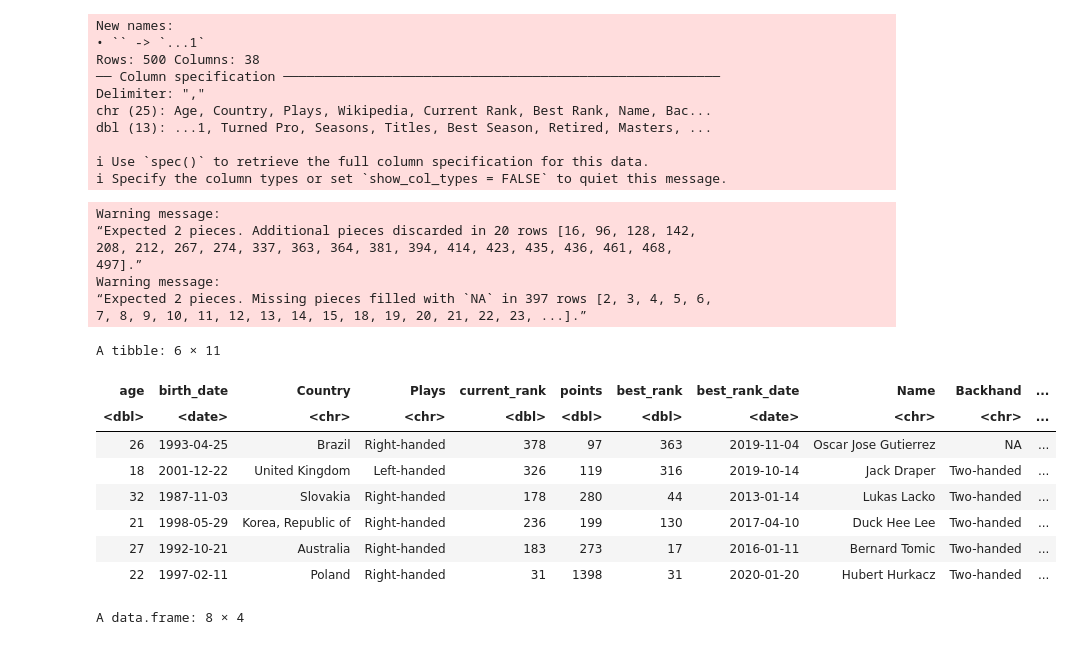
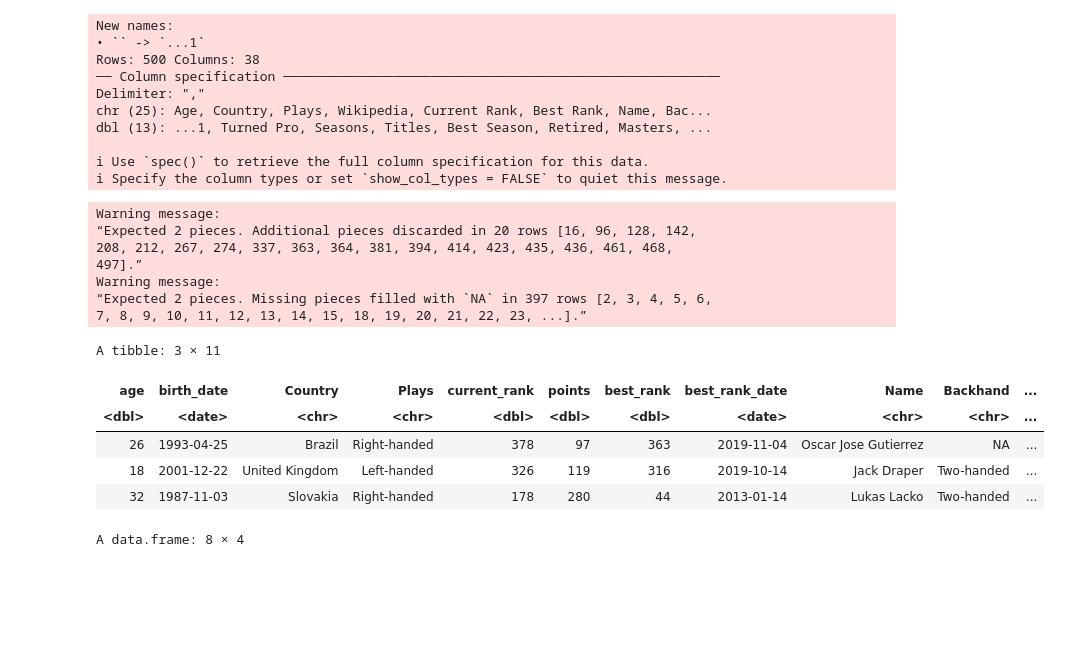
Before and after one commit to ShailaRoux/dsci-100-2023w1-group-42, a Jupyter notebook: group_project_proposal.ipynb, the cells around one changed output. Drawn from its saved outputs; the diff is of its cells as text; code cells hidden in the pictures; blank space fills up the shorter version.

```diff
--- a/group_project_proposal.ipynb
+++ b/group_project_proposal.ipynb
@@ -36,37 +36,34 @@ tidy_tennis <- tennis_data |>
     select(Age:Plays,("Current Rank"):prize_money)|> #Removes columns with high proportions of NA
     separate(col=Age,into=c("age","birth_date"),sep=" ")|> #Separates age and birth date into seperate columns
     separate(col=("Current Rank"),into=c("current_rank","points"),sep=" ")|> #Separates current rank and points into separate columns)
     separate(col=("Best Rank"),into=c("best_rank", "best_rank_date"),sep=" ")|> #Separates best rank and date of best rank into separate columns
     mutate(birth_date= gsub("[()]","",birth_date)) |> #Removes brackets
     mutate(points= gsub("[()]", "", points)) |> #Removes brackets
     mutate(best_rank_date=gsub("[()]","",best_rank_date))|> #Removes brackets
     mutate(birth_date=as_date(birth_date, format='%d-%m-%Y')) |> #Converts birth_date column to date objects
     mutate(best_rank_date=as_date(best_rank_date, format='%d-%m-%Y')) |> #Converts best_rank_date column to date objects
     mutate(age=as.numeric(age)) |> #Converts age column to numberic objects
     mutate(current_rank=as.numeric(current_rank)) |> #Converts current_rank column to numberic objects
     mutate(points=as.numeric(points)) |> #Converts points column to numberic objects
     mutate(best_rank=as.numeric(best_rank))|> #Converts best_rank column to numberic objects
     mutate(prize_money=gsub("[US$,]","",prize_money))|> #Removes some of the non-numeric aspects of prize_money data
     separate(col=prize_money,into=c("prize_money","x"),sep=". ") |> #removes the remaining non-numeric aspects of prize_money data
     select(age:prize_money) |> #removes unnecessary x column, which contained removed non-numeric aspects of prize-money data
     mutate(prize_money=as.numeric(prize_money))
-head(tidy_tennis)
+slice(tidy_tennis, 1:3)
 # %% [output]
 Warning message:
 “Expected 2 pieces. Additional pieces discarded in 20 rows [16, 96, 128, 142,
 208, 212, 267, 274, 337, 363, 364, 381, 394, 414, 423, 435, 436, 461, 468,
 497].”
 Warning message:
 “Expected 2 pieces. Missing pieces filled with `NA` in 397 rows [2, 3, 4, 5, 6,
 7, 8, 9, 10, 11, 12, 13, 14, 15, 18, 19, 20, 21, 22, 23, ...].”
-A tibble: 6 × 11
+A tibble: 3 × 11
 | age | birth_date | Country | Plays | current_rank | points | best_rank | best_rank_date | Name | Backhand | ... |
 | <dbl> | <date> | <chr> | <chr> | <dbl> | <dbl> | <dbl> | <date> | <chr> | <chr> | ... |
 | 26 | 1993-04-25 | Brazil | Right-handed | 378 | 97 | 363 | 2019-11-04 | Oscar Jose Gutierrez | NA | ... |
 | 18 | 2001-12-22 | United Kingdom | Left-handed | 326 | 119 | 316 | 2019-10-14 | Jack Draper | Two-handed | ... |
 | 32 | 1987-11-03 | Slovakia | Right-handed | 178 | 280 | 44 | 2013-01-14 | Lukas Lacko | Two-handed | ... |
-| 21 | 1998-05-29 | Korea, Republic of | Right-handed | 236 | 199 | 130 | 2017-04-10 | Duck Hee Lee | Two-handed | ... |
-| 27 | 1992-10-21 | Australia | Right-handed | 183 | 273 | 17 | 2016-01-11 | Bernard Tomic | Two-handed | ... |
-| 22 | 1997-02-11 | Poland | Right-handed | 31 | 1398 | 31 | 2020-01-20 | Hubert Hurkacz | Two-handed | ... |
 # %%
 #Using only training data, summarize the data in at least one table (this is exploratory data analysis).
```
Also changed, not shown: parts of 2 cells of this notebook.
